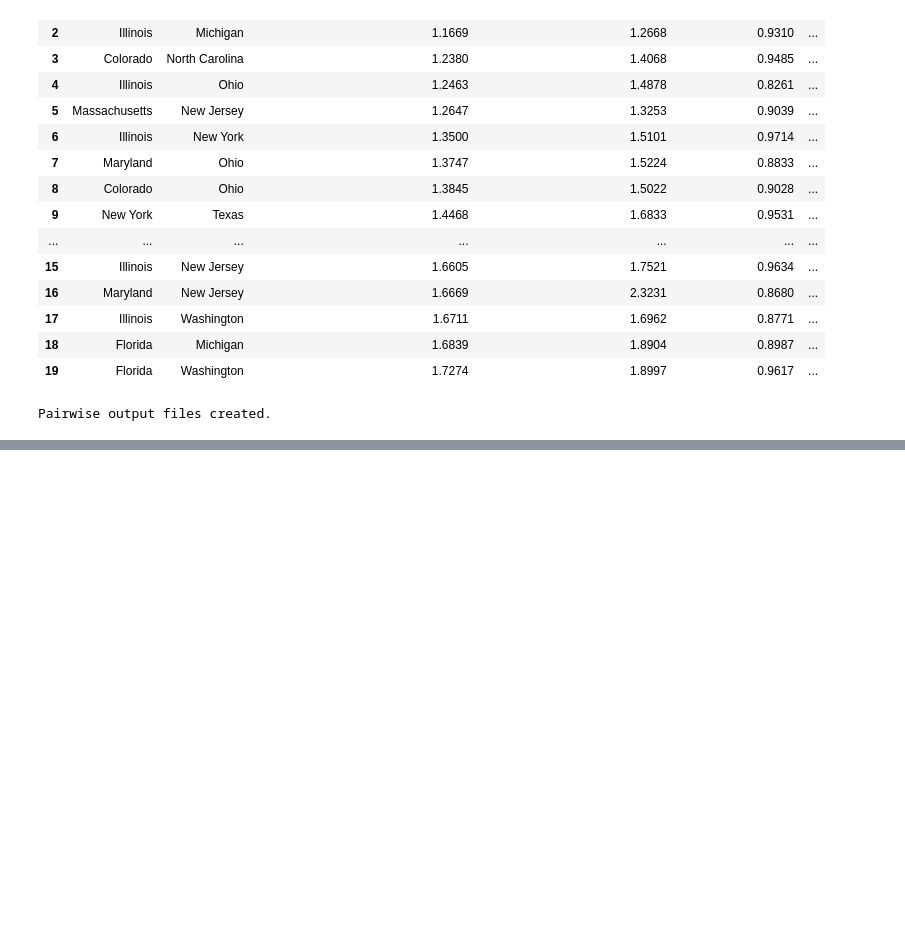
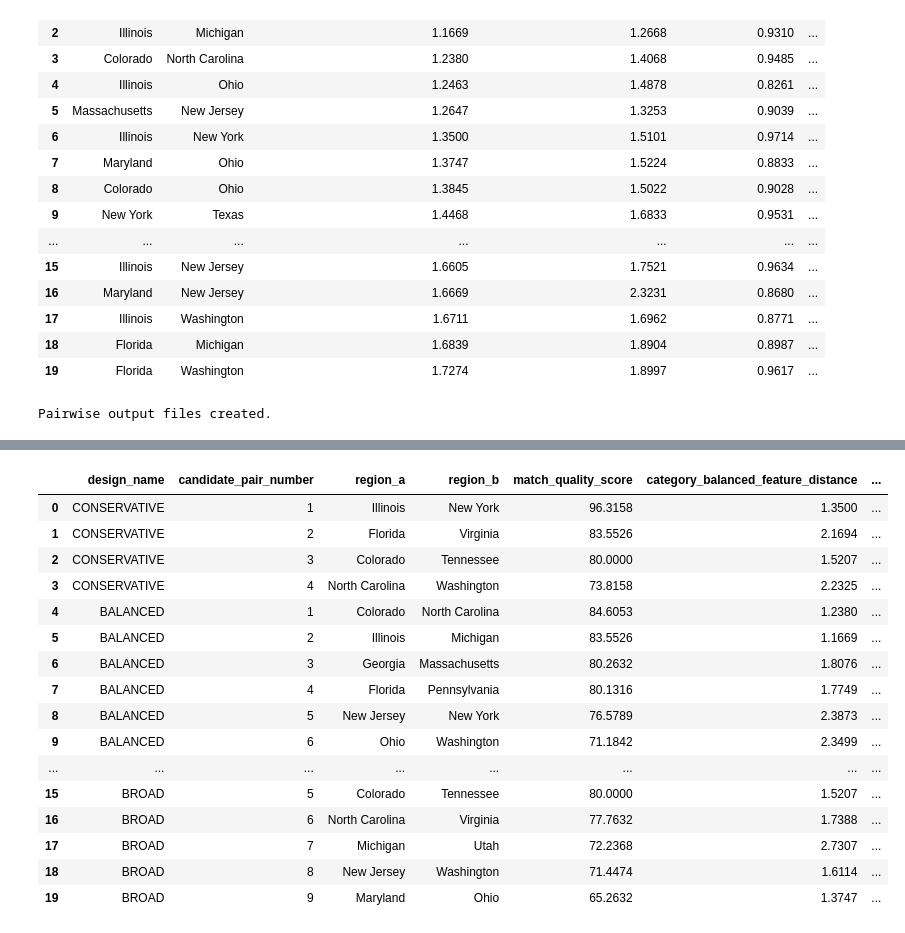
Before and after one commit to miaadnbz/privacy-durable-measurement-360, a Jupyter notebook: notebooks/01_geo_holdout_matching_and_power.ipynb, the cells around one changed output, grey strips where cells are left out. Saved outputs shown, nothing was run; the diff lists cells and outputs as text; code cells hidden in the pictures; blank space fills up the shorter version.

Commit message:
analysis(incrementality): compare non-overlapping geo designs

```diff
--- a/notebooks/01_geo_holdout_matching_and_power.ipynb
+++ b/notebooks/01_geo_holdout_matching_and_power.ipynb
@@ -1185,0 +1357,18 @@ Pairwise output files created.
+# %%
+design_specifications = {
+    "CONSERVATIVE": {
+        "feature_quantile": 0.25,
+        "correlation_quantile": 0.50,
+        "scale_quantile": 0.50
+    },
+    "BALANCED": {
+        "feature_quantile": 0.40,
+        "correlation_quantile": 0.40,
+        "scale_quantile": 0.40
+    },
+    "BROAD": {
+        "feature_quantile": 0.50,
+        "correlation_quantile": 0.25,
+        "scale_quantile": 0.25
+    }
+}
@@ -1185,0 +1571,58 @@ Pairwise output files created.
+# %%
+design_pair_tables = []
+design_summary_rows = []
+threshold_summary_rows = []
+
+for design_name, specification in design_specifications.items():
+
+    (
+        selected_pairs,
+        design_summary,
+        threshold_summary
+    ) = optimize_non_overlapping_design(
+        design_name=design_name,
+        pair_table=pair_metrics,
+        specification=specification
+    )
+
+    design_pair_tables.append(selected_pairs)
+    design_summary_rows.append(design_summary)
+    threshold_summary_rows.append(threshold_summary)
+
+candidate_design_pairs = pd.concat(
+    design_pair_tables,
+    ignore_index=True
+)
+
+candidate_design_summary = pd.DataFrame(
+    design_summary_rows
+)
+
+candidate_design_thresholds = pd.DataFrame(
+    threshold_summary_rows
+)
+
+display(
+    candidate_design_summary.round(4)
+)
+
+display(
+    candidate_design_pairs[
+        [
+            "design_name",
+            "candidate_pair_number",
+            "region_a",
+            "region_b",
+            "match_quality_score",
+            "category_balanced_feature_distance",
+            "session_correlation",
+            "revenue_correlation",
+            "session_shape_nrmse",
+            "revenue_shape_nrmse",
+            "session_scale_ratio",
+            "revenue_scale_ratio",
+            "assignment_status"
+        ]
+    ].round(4)
+)
+# %% [output]
@@ -1185,0 +1633,17 @@ Pairwise output files created.
+|  | design_name | candidate_pair_number | region_a | region_b | match_quality_score | category_balanced_feature_distance | ... |
+| 0 | CONSERVATIVE | 1 | Illinois | New York | 96.3158 | 1.3500 | ... |
+| 1 | CONSERVATIVE | 2 | Florida | Virginia | 83.5526 | 2.1694 | ... |
+| 2 | CONSERVATIVE | 3 | Colorado | Tennessee | 80.0000 | 1.5207 | ... |
+| 3 | CONSERVATIVE | 4 | North Carolina | Washington | 73.8158 | 2.2325 | ... |
+| 4 | BALANCED | 1 | Colorado | North Carolina | 84.6053 | 1.2380 | ... |
+| 5 | BALANCED | 2 | Illinois | Michigan | 83.5526 | 1.1669 | ... |
+| 6 | BALANCED | 3 | Georgia | Massachusetts | 80.2632 | 1.8076 | ... |
+| 7 | BALANCED | 4 | Florida | Pennsylvania | 80.1316 | 1.7749 | ... |
+| 8 | BALANCED | 5 | New Jersey | New York | 76.5789 | 2.3873 | ... |
+| 9 | BALANCED | 6 | Ohio | Washington | 71.1842 | 2.3499 | ... |
+| ... | ... | ... | ... | ... | ... | ... | ... |
+| 15 | BROAD | 5 | Colorado | Tennessee | 80.0000 | 1.5207 | ... |
+| 16 | BROAD | 6 | North Carolina | Virginia | 77.7632 | 1.7388 | ... |
+| 17 | BROAD | 7 | Michigan | Utah | 72.2368 | 2.7307 | ... |
+| 18 | BROAD | 8 | New Jersey | Washington | 71.4474 | 1.6114 | ... |
+| 19 | BROAD | 9 | Maryland | Ohio | 65.2632 | 1.3747 | ... |
```
Also changed, not shown: parts of 10 cells of this notebook.
